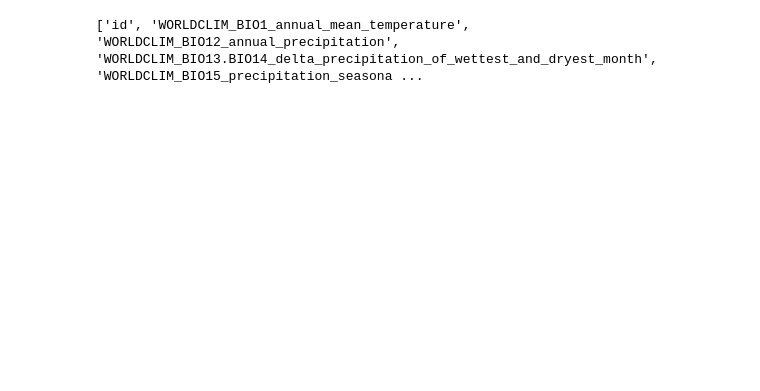
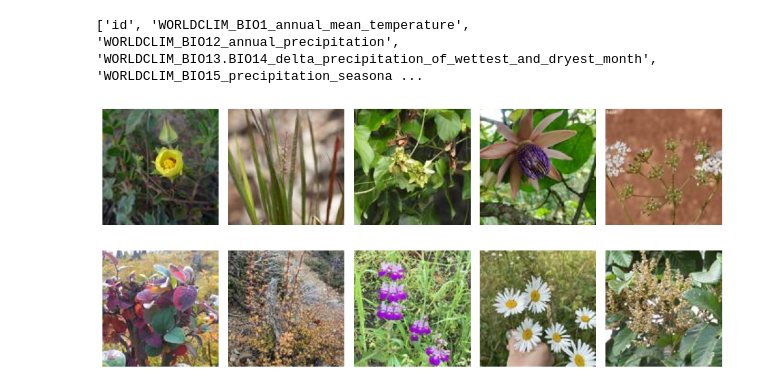
Before and after one commit to NovelDS/Data-Visualization, a Jupyter notebook: Data_Visualization.ipynb, the cells around one changed output. Cells and saved outputs as stored; diff of their text form; code cells hidden in the pictures; blank space fills up the shorter version.

```diff
--- a/Data_Visualization.ipynb
+++ b/Data_Visualization.ipynb
@@ -102,3 +104,45 @@ visualize(df_train, 'MODIS')
 print(df_train.columns.tolist())
 # %% [output]
 ['id', 'WORLDCLIM_BIO1_annual_mean_temperature', 'WORLDCLIM_BIO12_annual_precipitation', 'WORLDCLIM_BIO13.BIO14_delta_precipitation_of_wettest_and_dryest_month', 'WORLDCLIM_BIO15_precipitation_seasona ...
+# %%
+# prompt: i have to make an image array of images stored at paths in the paths columns of df_train
+
+from PIL import Image
+import numpy as np
+
+image_array = []
+for path in df_train['path'][:10]:
+  path = os.path.abspath(path)
+  path = path.replace(' ','')
+  path = path.replace('train.csv', 'train_images/')
+  image = Image.open(path)
+  image_array.append(np.array(image))
+
+# image_array now contains a list of numpy arrays representing the images
+# %%
+import matplotlib.pyplot as plt
+import numpy as np
+
+# Assuming your images are stored in a numpy array called 'images'
+# with shape (43000, height, width, channels)
+
+# Select the first 10 images
+selected_images = image_array
+
+# Number of images per row and column
+num_rows = 2
+num_cols = 5
+
+# Create a grid of subplots
+fig, axes = plt.subplots(num_rows, num_cols, figsize=(10, 5))
+
+# Iterate through the selected images and plot them in the grid
+for i, ax in enumerate(axes.flat):
+    ax.imshow(selected_images[i])
+    ax.axis('off')
+
+# Adjust layout and display the plot
+fig.tight_layout()
+plt.show()
+# %% [output]
+[figure, added]
```
Also changed, not shown: parts of 6 cells of this notebook.
